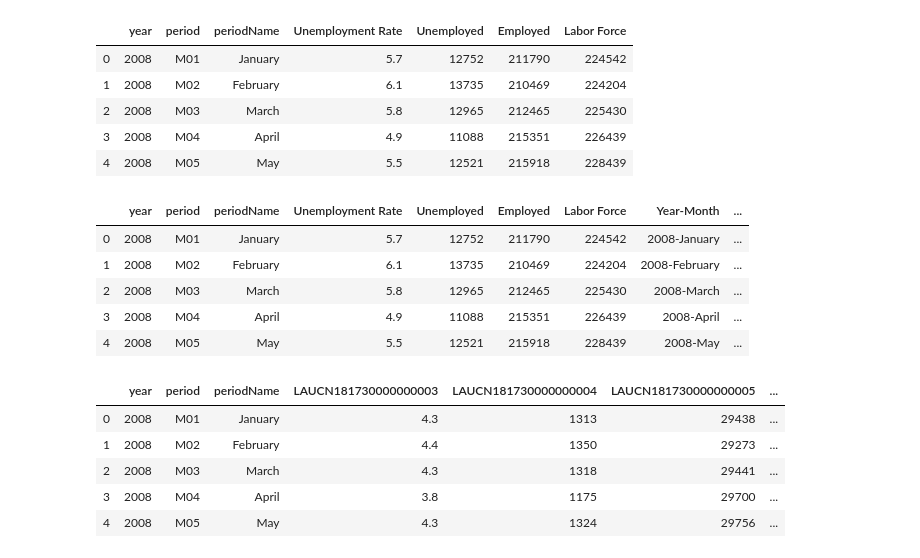
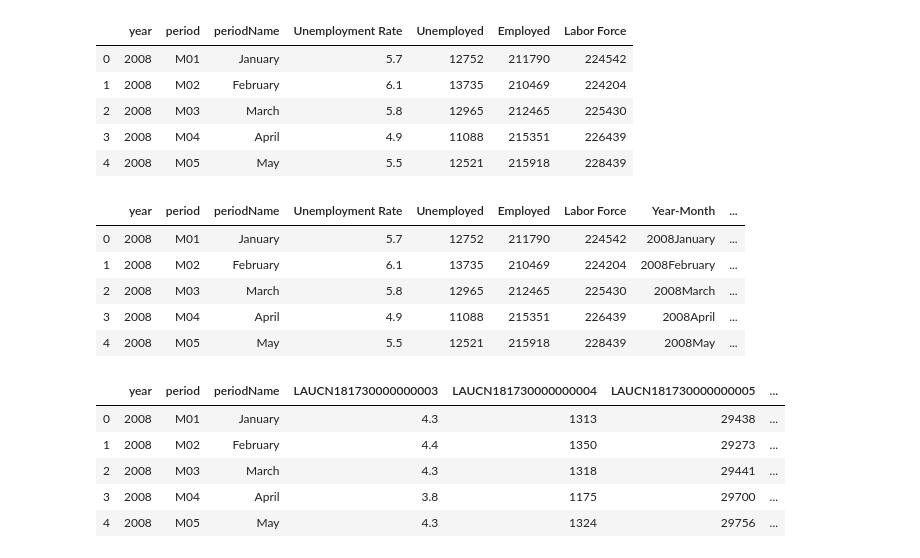
Before and after one commit to sumic59/Covid_IN_County_Jobless-Claims, a Jupyter notebook: Indiana_County_Data_Plots.ipynb, the cells around one changed output. Cells and saved outputs as stored; diff of their text form; code cells hidden in the pictures.

```diff
--- a/Indiana_County_Data_Plots.ipynb
+++ b/Indiana_County_Data_Plots.ipynb
@@ -96,17 +98,17 @@ Lake_Co_unemployment_monthly_stats.head()
 # %%
 new_df_Lake = Lake_Co_unemployment_monthly_stats
 
-new_df_Lake['Year-Month'] = new_df_Lake["year"].astype(str) + "-" + new_df_Lake["periodName"]
+new_df_Lake['Year-Month'] = new_df_Lake["year"].astype(str) + new_df_Lake["periodName"]
 new_df_Lake['County'] = 'Lake'
 
 new_df_Lake.head()
 # %% [output]
 |  | year | period | periodName | Unemployment Rate | Unemployed | Employed | Labor Force | Year-Month | ... |
-| 0 | 2008 | M01 | January | 5.7 | 12752 | 211790 | 224542 | 2008-January | ... |
-| 1 | 2008 | M02 | February | 6.1 | 13735 | 210469 | 224204 | 2008-February | ... |
-| 2 | 2008 | M03 | March | 5.8 | 12965 | 212465 | 225430 | 2008-March | ... |
-| 3 | 2008 | M04 | April | 4.9 | 11088 | 215351 | 226439 | 2008-April | ... |
-| 4 | 2008 | M05 | May | 5.5 | 12521 | 215918 | 228439 | 2008-May | ... |
+| 0 | 2008 | M01 | January | 5.7 | 12752 | 211790 | 224542 | 2008January | ... |
+| 1 | 2008 | M02 | February | 6.1 | 13735 | 210469 | 224204 | 2008February | ... |
+| 2 | 2008 | M03 | March | 5.8 | 12965 | 212465 | 225430 | 2008March | ... |
+| 3 | 2008 | M04 | April | 4.9 | 11088 | 215351 | 226439 | 2008April | ... |
+| 4 | 2008 | M05 | May | 5.5 | 12521 | 215918 | 228439 | 2008May | ... |
 # %%
 Warrick_Co_unemployment_monthly_stats = pd.DataFrame(bls.series(['LAUCN181730000000003','LAUCN181730000000004','LAUCN181730000000005','LAUCN181730000000006'], 2008, 2008))
 Warrick_Co_unemployment_monthly_stats.head()
```
Also changed, not shown: parts of 16 cells of this notebook.
